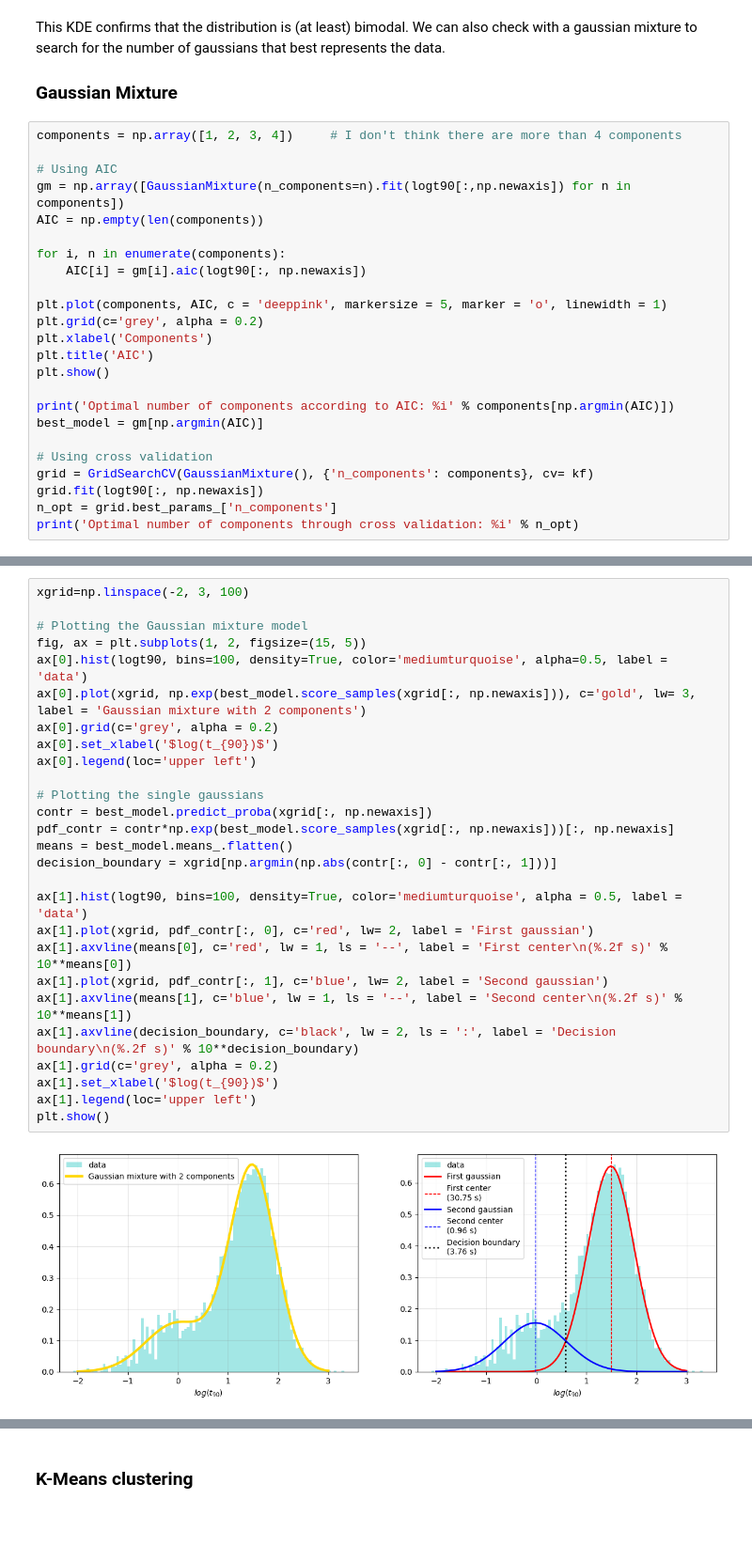
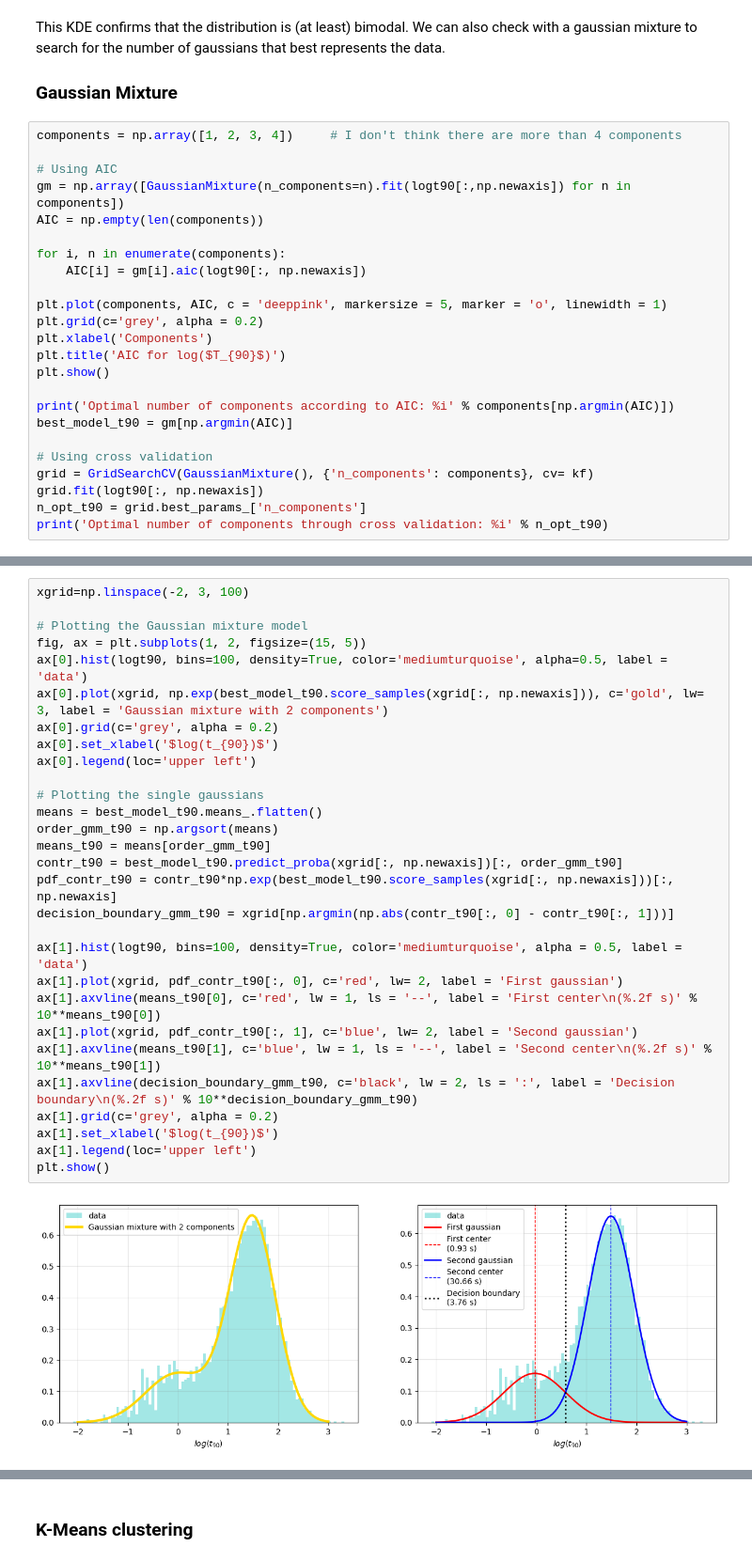
Before and after one commit to Alice-Palladino/astrostatistics_bicocca_2024, a Jupyter notebook: working/L14 - Gamma Ray Bursts.ipynb, the cells around one changed output, grey strips where cells are left out. Shown at 94% size. Cells and saved outputs as stored; diff of their text form; blank space fills up the shorter version.

```diff
--- a/working/L14 - Gamma Ray Bursts.ipynb
+++ b/working/L14 - Gamma Ray Bursts.ipynb
@@ -185,15 +185,15 @@ for i, n in enumerate(components):
 plt.plot(components, AIC, c = 'deeppink', markersize = 5, marker = 'o', linewidth = 1)
 plt.grid(c='grey', alpha = 0.2)
 plt.xlabel('Components')
-plt.title('AIC')
+plt.title('AIC for log($T_{90}$)')
 plt.show()
 
 print('Optimal number of components according to AIC: %i' % components[np.argmin(AIC)])
-best_model = gm[np.argmin(AIC)]
+best_model_t90 = gm[np.argmin(AIC)]
 
 # Using cross validation
 grid = GridSearchCV(GaussianMixture(), {'n_components': components}, cv= kf)
 grid.fit(logt90[:, np.newaxis])
-n_opt = grid.best_params_['n_components']
-print('Optimal number of components through cross validation: %i' % n_opt)
+n_opt_t90 = grid.best_params_['n_components']
+print('Optimal number of components through cross validation: %i' % n_opt_t90)
 # %% [output]
@@ -203,30 +203,32 @@ Optimal number of components through cross validation: 2
 # %%
 xgrid=np.linspace(-2, 3, 100)
 
 # Plotting the Gaussian mixture model
 fig, ax = plt.subplots(1, 2, figsize=(15, 5))
 ax[0].hist(logt90, bins=100, density=True, color='mediumturquoise', alpha=0.5, label = 'data')
-ax[0].plot(xgrid, np.exp(best_model.score_samples(xgrid[:, np.newaxis])), c='gold', lw= 3, label = 'Gaussian mixture with 2 components')
+ax[0].plot(xgrid, np.exp(best_model_t90.score_samples(xgrid[:, np.newaxis])), c='gold', lw= 3, label = 'Gaussian mixture with 2 components')
 ax[0].grid(c='grey', alpha = 0.2)
 ax[0].set_xlabel('$log(t_{90})$')
 ax[0].legend(loc='upper left')
 
 # Plotting the single gaussians
-contr = best_model.predict_proba(xgrid[:, np.newaxis])
-pdf_contr = contr*np.exp(best_model.score_samples(xgrid[:, np.newaxis]))[:, np.newaxis]
-means = best_model.means_.flatten()
-decision_boundary = xgrid[np.argmin(np.abs(contr[:, 0] - contr[:, 1]))]
+means = best_model_t90.means_.flatten()
+order_gmm_t90 = np.argsort(means)
+means_t90 = means[order_gmm_t90]
+contr_t90 = best_model_t90.predict_proba(xgrid[:, np.newaxis])[:, order_gmm_t90]
+pdf_contr_t90 = contr_t90*np.exp(best_model_t90.score_samples(xgrid[:, np.newaxis]))[:, np.newaxis]
+decision_boundary_gmm_t90 = xgrid[np.argmin(np.abs(contr_t90[:, 0] - contr_t90[:, 1]))]
 
 ax[1].hist(logt90, bins=100, density=True, color='mediumturquoise', alpha = 0.5, label = 'data')
-ax[1].plot(xgrid, pdf_contr[:, 0], c='red', lw= 2, label = 'First gaussian')
-ax[1].axvline(means[0], c='red', lw = 1, ls = '--', label = 'First center\n(%.2f s)' % 10**means[0])
-ax[1].plot(xgrid, pdf_contr[:, 1], c='blue', lw= 2, label = 'Second gaussian')
-ax[1].axvline(means[1], c='blue', lw = 1, ls = '--', label = 'Second center\n(%.2f s)' % 10**means[1])
-ax[1].axvline(decision_boundary, c='black', lw = 2, ls = ':', label = 'Decision boundary\n(%.2f s)' % 10**decision_boundary)
+ax[1].plot(xgrid, pdf_contr_t90[:, 0], c='red', lw= 2, label = 'First gaussian')
+ax[1].axvline(means_t90[0], c='red', lw = 1, ls = '--', label = 'First center\n(%.2f s)' % 10**means_t90[0])
+ax[1].plot(xgrid, pdf_contr_t90[:, 1], c='blue', lw= 2, label = 'Second gaussian')
+ax[1].axvline(means_t90[1], c='blue', lw = 1, ls = '--', label = 'Second center\n(%.2f s)' % 10**means_t90[1])
+ax[1].axvline(decision_boundary_gmm_t90, c='black', lw = 2, ls = ':', label = 'Decision boundary\n(%.2f s)' % 10**decision_boundary_gmm_t90)
 ax[1].grid(c='grey', alpha = 0.2)
 ax[1].set_xlabel('$log(t_{90})$')
 ax[1].legend(loc='upper left')
 plt.show()
 # %% [output]
-[figure, old version]
+[figure, new version]
 # %% [markdown]
```
Also changed, not shown: parts of 71 cells of this notebook.
